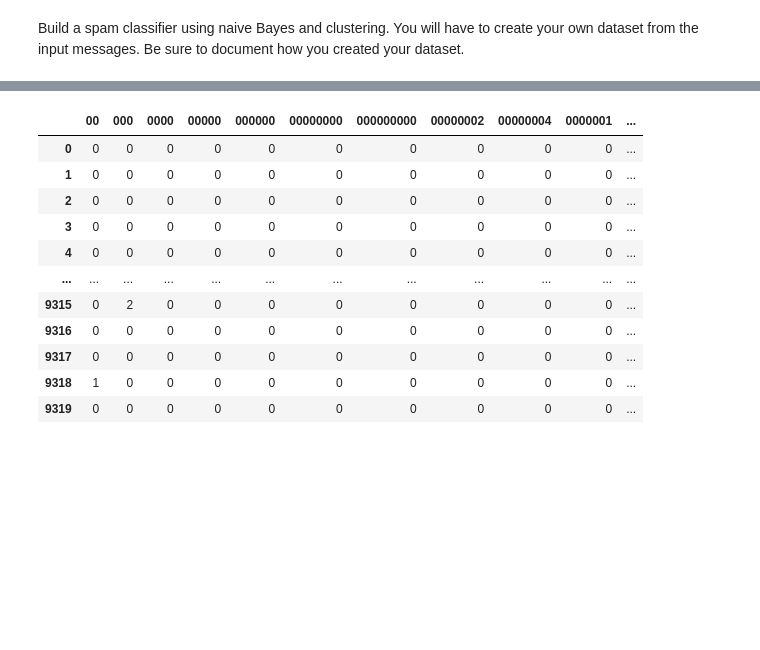
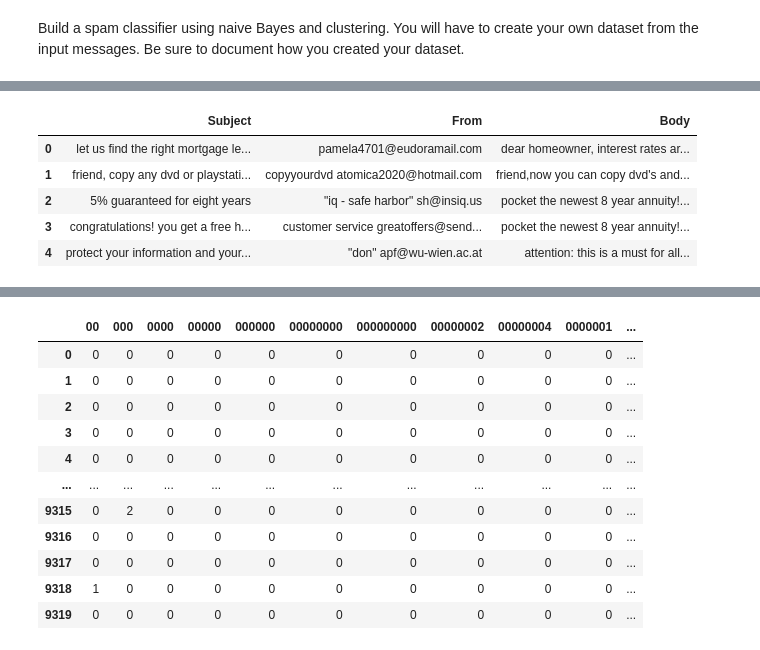
Before and after one commit to scottdyl/qtw, a Jupyter notebook: case study 3/Satvik/Model_S 2.ipynb, the cells around one changed output, grey strips where cells are left out. Drawn from its saved outputs; the diff is of its cells as text; code cells hidden in the pictures; blank space fills up the shorter version.

```diff
--- a/case study 3/Satvik/Model_S 2.ipynb
+++ b/case study 3/Satvik/Model_S 2.ipynb
@@ -146,5 +108,14 @@ df["Subject"] = df['Subject'].str.lower()
 df["From"] = df['From'].str.lower()
 # %%
 X = df.drop(["isSpam","FileID"], axis=1).copy()
+# %%
+X.head()
+# %% [output]
+|  | Subject | From | Body |
+| 0 | let us find the right mortgage le... | pamela4701@eudoramail.com | dear homeowner, interest rates ar... |
+| 1 | friend, copy any dvd or playstati... | copyyourdvd atomica2020@hotmail.com | friend,now you can copy dvd's and... |
+| 2 | 5% guaranteed for eight years | "iq - safe harbor" sh@insiq.us | pocket the newest 8 year annuity!... |
+| 3 | congratulations! you get a free h... | customer service greatoffers@send... | pocket the newest 8 year annuity!... |
+| 4 | protect your information and your... | "don" apf@wu-wien.ac.at | attention: this is a must for all... |
 # %%
 X["Email"] = X["Subject"] +" "+ X["From"] +" "+ X["Body"]
```
Also changed, not shown: parts of 21 cells of this notebook.
